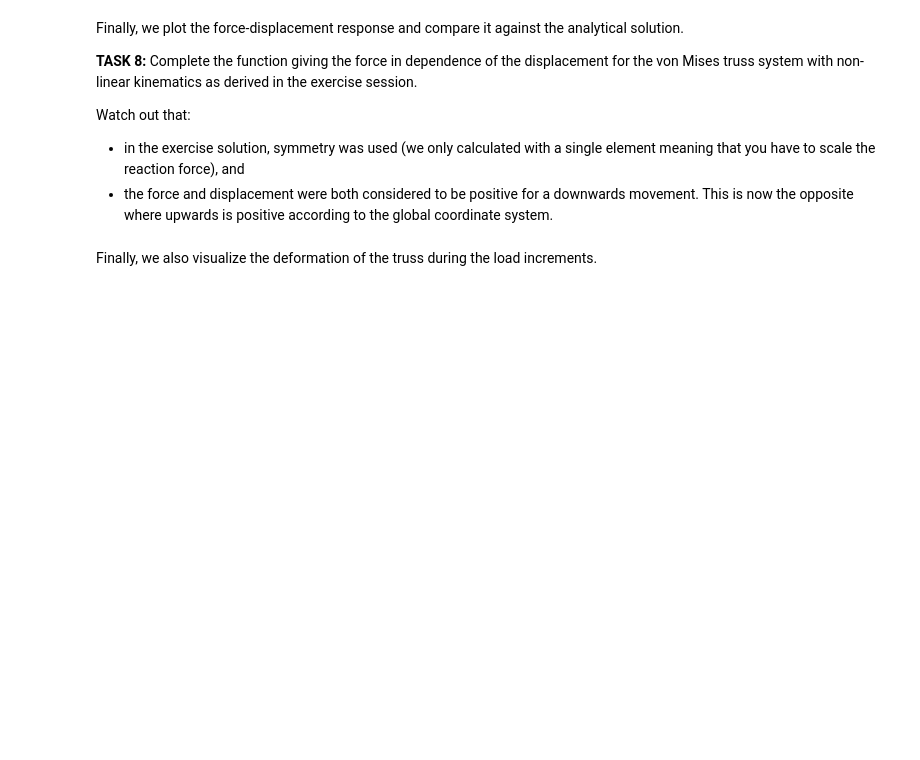
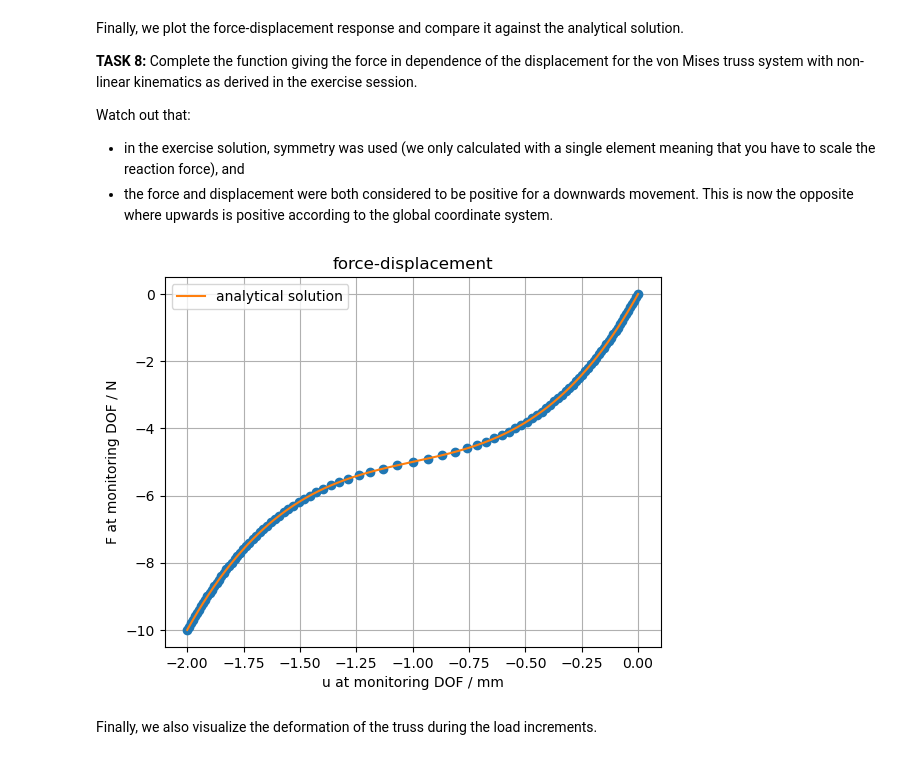
Before and after one commit to Olareanu/nonlin-fea-assn, a Jupyter notebook: Project_1/project1.ipynb, the cells around one changed output. Cells and saved outputs as stored; diff of their text form; code cells hidden in the pictures; blank space fills up the shorter version.

```diff
--- a/Project_1/project1.ipynb
+++ b/Project_1/project1.ipynb
@@ -105,8 +113,9 @@ To track this value, we need to specify at which DOF we want to record the displ
 We want to use the top node of the truss system (where the spring is) for this, and use the displacement in $y$-direction.
 
 **TASK 3:** Determine the correct monitoring DOF.
-# %%
-solver_linear.monitoring_dof = # TODO
+# %%
+solver_linear.monitoring_dof = 3
+# I guess no other way than to hard code this, as it is part of problem statement?
 # %% [markdown]
 Before we can start the solution procedure now, we must specify an output directory, where the solver will store the results (now only the displacement, later this will become strain fields, stress fields, etc.).
 # %%
@@ -239,3 +305,16 @@ post.plots.force_displacement(
+# %%
+def analytical_solution_nonlinear(u):
+    return (
+        # from chapter 4 of the lecture notes
+        -(2*10*(np.sqrt(2)/2)**3 * (-1/2*u**3 - 3/2*u**2 - u) - 5*u)
+    )
+
+
+post.plots.force_displacement(
+    solver_nonlinear.monitoring, analytical_solution_nonlinear
+)
+# %% [output]
+[figure, added]
 # %% [markdown]
 Finally, we also visualize the deformation of the truss during the load increments.
 # %%
```
Also changed, not shown: parts of 14 cells of this notebook, 5 other files.
